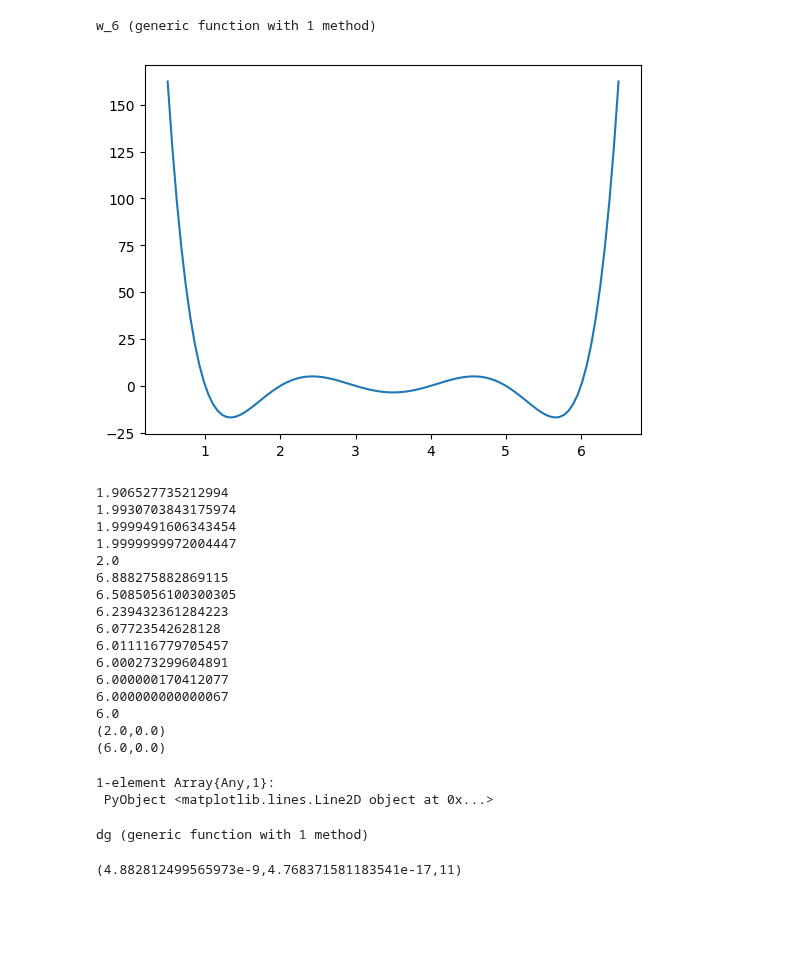
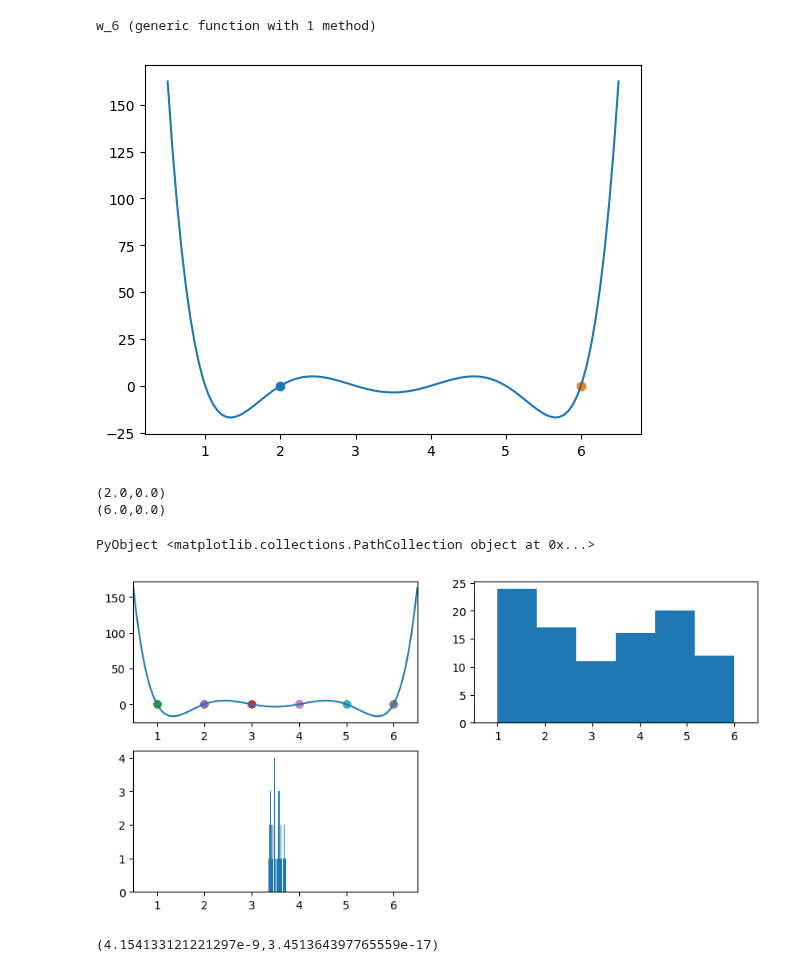
Before and after one commit to lbenet/2017-2_TSFisComputacional-1, a Jupyter notebook: tareas/Ruben/Tarea4.ipynb, the cells around one changed output. Saved outputs shown, nothing was run; the diff lists cells and outputs as text; code cells hidden in the pictures; blank space fills up the shorter version.

```diff
--- a/tareas/Ruben/Tarea4.ipynb
+++ b/tareas/Ruben/Tarea4.ipynb
@@ -121,7 +121,7 @@ Implementen el método de Newton para una función arbitraria $f(x)$ en una vari
 
 - Hagan lo mismo que en el inciso anterior para $g(x) = x \sin(2x)$, con $x_0=0.7$.
 # %%
-function newton(f, x)
+function newton(f::Function, x)
 
     max = 0
     val = Inf
@@ -133,10 +133,12 @@ function newton(f, x)
 
         val = abs(f(x))
         max += 1
-        println(x)
     end
 
-    return x, val
-
+    if max == 1000
+        "el metodo no converge"
+    else
+        return x, val
+    end
 end
 # %% [output]
@@ -149,43 +150,54 @@ w_6 (generic function with 1 method)
 # %%
 x = linspace(0.5, 6.5, 100)
 y = w_6.(x)
 
 x_0 = newton(w_6, 2.2)
 x_1 = newton(w_6, 2.45)
 
 println(x_0)
 println(x_1)
 
 plot(x, y)
+scatter(x_0...)
+scatter(x_1...);
 # %% [output]
-[figure, old version]
+[figure, new version]
-1.906527735212994
-1.9930703843175974
-1.9999491606343454
-1.9999999972004447
-2.0
-6.888275882869115
-6.5085056100300305
-6.239432361284223
-6.07723542628128
-6.011116779705457
-6.000273299604891
-6.000000170412077
-6.000000000000067
-6.0
 (2.0,0.0)
 (6.0,0.0)
-1-element Array{Any,1}:
- PyObject <matplotlib.lines.Line2D object at 0x...>
+PyObject <matplotlib.collections.PathCollection object at 0x...>
+# %%
+x = linspace(0.5, 6.5,100)
+y = w_6.(x)
+
+x_ = 3.5 .+ 0.1 .* randn(100)
+
+fig = figure(figsize=(10,5))
+ax = subplot(221)
+ax[:plot](x, y)
+ax[:set_xlim](0.5, 6.5);
+
+z = zeros(x_)
+
+for (i, j) = enumerate(x_)
+    x_0 = newton(w_6, j)
+    z[i] = x_0[1]
+    ax[:scatter](x_0...)
+end
+
+bx = subplot(222)
+bx[:hist](z, 6);
+bx[:set_xlim](0.5, 6.5);
+
+cx = subplot(223)
+cx[:hist](x_, 100)
+cx[:set_xlim](0.5, 6.5);
+# %% [output]
+[figure, added]
 # %%
 g(x) = x * sin(2 * x)
-dg(x) = sin(2 * x) + 2 * x * cos(2 * x)
+newton(g, 0.07)
 # %% [output]
-dg (generic function with 1 method)
+(4.154133121221297e-9,3.451364397765559e-17)
-# %%
-newton(g, 0.00001)
-# %% [output]
-(4.882812499565973e-9,4.768371581183541e-17,11)
 # %% [markdown]
 ---
 
```
Also changed, not shown: parts of 2 cells of this notebook.
